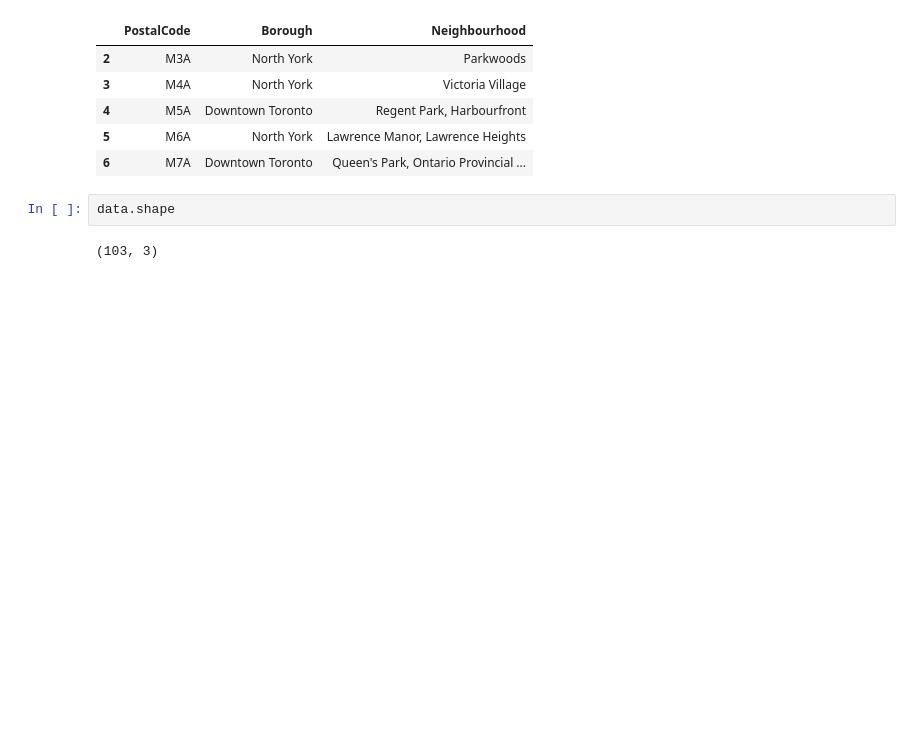
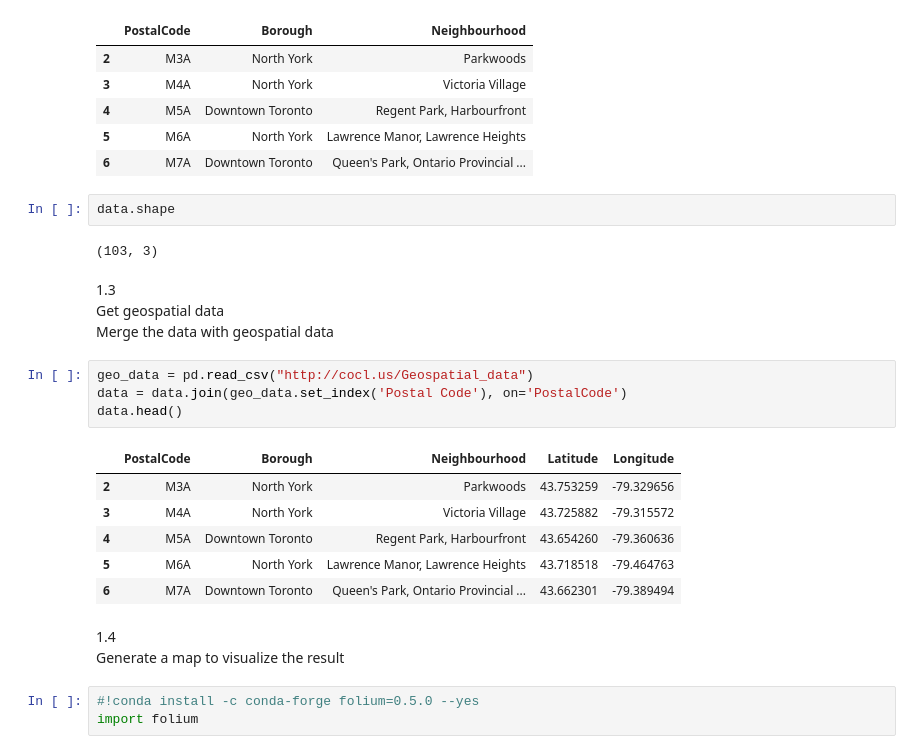
Before and after one commit to zhengyu14/Coursera_Capstone, a Jupyter notebook: Coursera_Capstone.ipynb, the cells around one changed output. Drawn from its saved outputs; the diff is of its cells as text; blank space fills up the shorter version.

```diff
--- a/Coursera_Capstone.ipynb
+++ b/Coursera_Capstone.ipynb
@@ -71,3 +74,24 @@ data.head()
 data.shape
 # %% [output]
 (103, 3)
+# %% [markdown]
+1.3
+<br>Get geospatial data
+<br>Merge the data with geospatial data
+# %%
+geo_data = pd.read_csv("http://cocl.us/Geospatial_data")
+data = data.join(geo_data.set_index('Postal Code'), on='PostalCode')
+data.head()
+# %% [output]
+|  | PostalCode | Borough | Neighbourhood | Latitude | Longitude |
+| 2 | M3A | North York | Parkwoods | 43.753259 | -79.329656 |
+| 3 | M4A | North York | Victoria Village | 43.725882 | -79.315572 |
+| 4 | M5A | Downtown Toronto | Regent Park, Harbourfront | 43.654260 | -79.360636 |
+| 5 | M6A | North York | Lawrence Manor, Lawrence Heights | 43.718518 | -79.464763 |
+| 6 | M7A | Downtown Toronto | Queen's Park, Ontario Provincial ... | 43.662301 | -79.389494 |
+# %% [markdown]
+1.4
+<br>Generate a map to visualize the result
+# %%
+#!conda install -c conda-forge folium=0.5.0 --yes
+import folium
```
Also changed, not shown: parts of 5 cells of this notebook.
